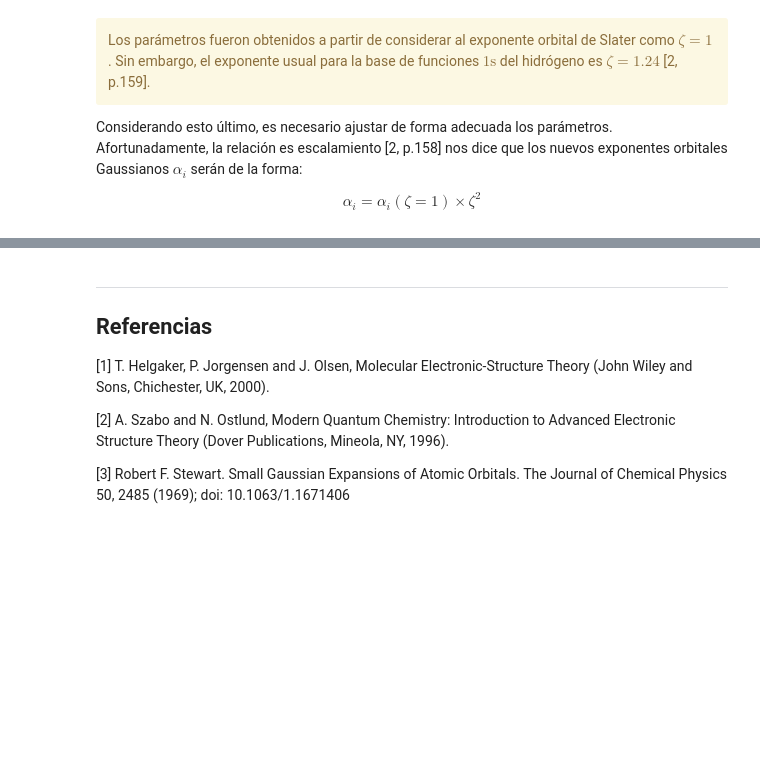
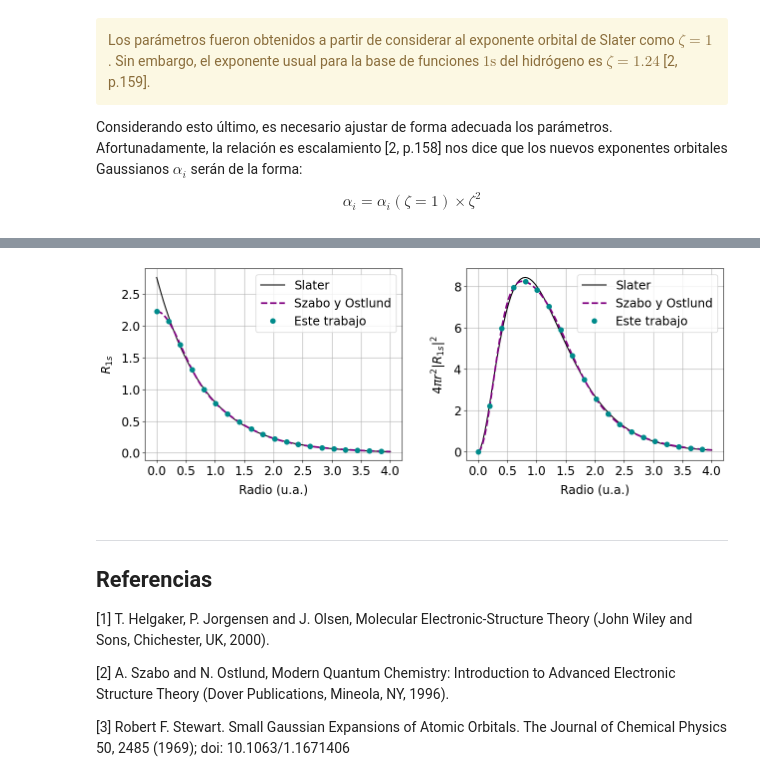
Before and after one commit to ro-sgr/tesis-licenciatura, a Jupyter notebook: (1) STO-3G.ipynb, the cells around one changed output, grey strips where cells are left out. Cells and saved outputs as stored; diff of their text form; code cells hidden in the pictures; blank space fills up the shorter version.

```diff
--- a/(1) STO-3G.ipynb
+++ b/(1) STO-3G.ipynb
@@ -411,3 +408,24 @@ De lo cual, los parámetros para $\zeta=1.24$ serían entonces
+# %%
+z = 1.24 # exponente orbital de tipo Slater
+a3G_2 = a3G*np.square(z)
+
+xdata = np.linspace(0,4,100)
+ySlater = R_STO(n, z, xdata) # función radial de tipo Slater |1s>
+ySzabo = R_STO_nG(n, dSO, aSO, l, xdata)
+ySTO3G = R_STO_nG(n, d3G, a3G_2, l, xdata) # este trabajo
+
+Slater = {'x':xdata, 'y':ySlater, 'label':'Slater', 'color':'k'}
+Szabo = {'y':ySzabo, 'label':'Szabo y Ostlund', 'linestyle':'--', 'linewidth':2.5, 'marker':None, 'markersize':0, 'color':'purple', 'N':1}
+STO3G = {'y':ySTO3G, 'label':'Este trabajo', 'linestyle':'None', 'linewidth':None, 'marker':'o', 'markersize':7, 'color':'darkcyan', 'N':5} # este trabajo
+datasets = [Szabo, STO3G]
+
+xticks = [np.arange(0,4.1,0.5), np.arange(0,4.1,0.5)]
+yticks = [np.arange(0,2.7,0.5), np.arange(0,8.5,2)]
+# %%
+nombre, formato = 'SSS', 'svg'
+compararSTO(None, formato, Slater, datasets, xticks, yticks)
+# %% [output]
+[figure, added]
 # %% [markdown]
 ---
 ## Referencias <a class="anchor" id="referencias"></a>
```
Also changed, not shown: parts of 20 cells of this notebook, 8 other files.
